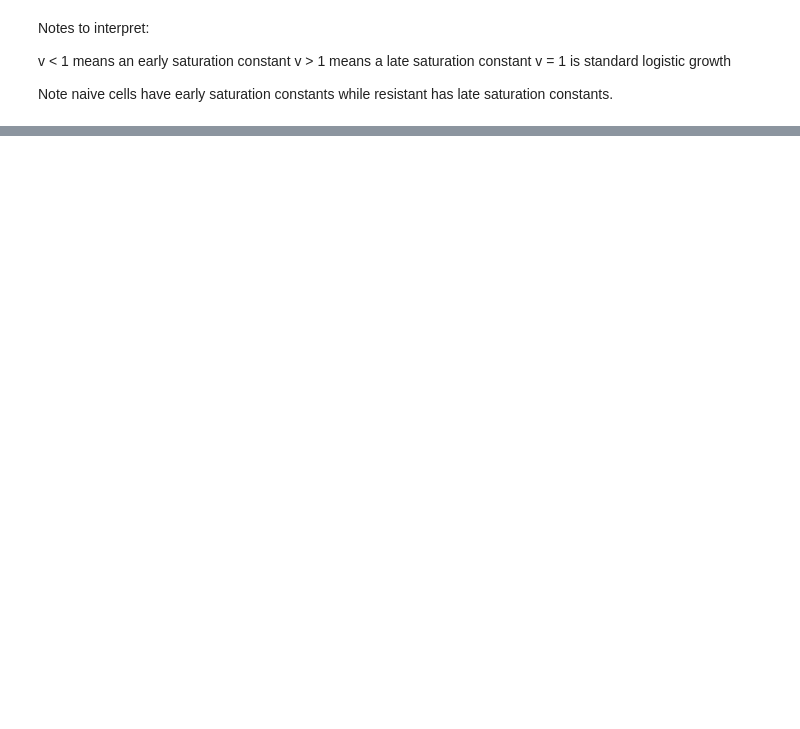
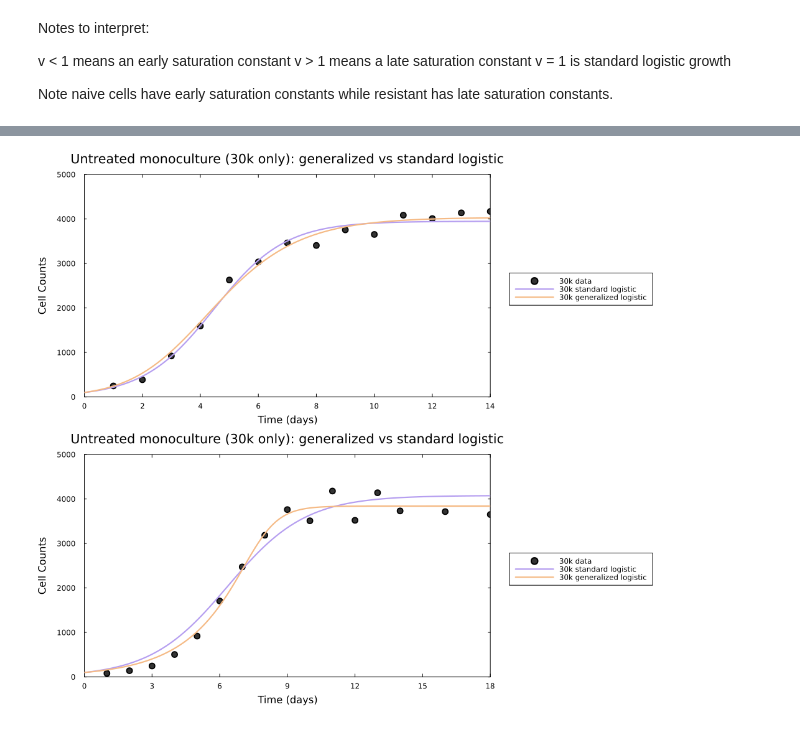
Before and after one commit to kadinelbak/CancerGrowthDynamics, a Jupyter notebook: Modelling Data Notebooks/Untreated MonoCulture/Untreated MonoCulture Math Modelling.ipynb, the cells around one changed output, grey strips where cells are left out. Cells and saved outputs as stored; diff of their text form; code cells hidden in the pictures; blank space fills up the shorter version.

Commit message:
Added monoculture untreated poster graphics and plots.

```diff
--- a/Modelling Data Notebooks/Untreated MonoCulture/Untreated MonoCulture Math Modelling.ipynb
+++ b/Modelling Data Notebooks/Untreated MonoCulture/Untreated MonoCulture Math Modelling.ipynb
@@ -1120,0 +1189,90 @@ end
+# %%
+begin
+    using CSV, DataFrames, DifferentialEquations, Plots
+
+    # Colors / styling
+    standard_color = RGB(0.71, 0.62, 0.94)      # lavender
+    general_color  = RGB(0.96, 0.73, 0.52)      # light orange
+    data_color     = RGBA(0.2, 0.2, 0.2, 0.85)  # data points
+    legend_kw = (; legend=:outerright, legendfontsize=8)
+    axis_kw = (; xlabel="Time (days)", ylabel="Cell Counts",
+               ylims=(0, 5000), grid=false, framestyle=:box,
+               background_color=:white)
+
+    # Paths
+    project_root = dirname(dirname(pwd()))
+    function load_day_avg(cell_line::String)
+        path = joinpath(project_root, "Processed_Datasets", "Untreated MonoCulture",
+                        "30k", "Averages", "$(cell_line)_day_averages.csv")
+        df = CSV.read(path, DataFrame)
+        return Float64.(df.Day), Float64.(df."Mean Cells")
+    end
+
+    # ODEs
+    function logistic_simple!(du, u, p, t)
+        r, K = p
+        du[1] = r * u[1] * (1 - u[1] / K)
+    end
+    function theta_logistic!(du, u, p, t)
+        r, K, v = p
+        du[1] = r * u[1] * (1 - (u[1] / K)^v)
+    end
+
+    # Saved 30k parameters
+    theta_params = Dict(
+        ("A2780Naive","30k") => (r=1.0545191246120271, K=4035.569668730678, v=0.5748389959027119),
+        ("A2780cis","30k")   => (r=0.46525046204331894, K=3840.3070590669213, v=3.287467937981959),
+    )
+    logistic_params = Dict(
+        ("A2780Naive","30k") => (r=0.8168872013770703, K=3949.1283962613634),
+        ("A2780cis","30k")   => (r=0.5795510240007554, K=4078.7608559864702),
+    )
+    day0 = 100.0  # 30k seeding day-0 cells
+
+    function solve_curve(model::Symbol, cell_line::String, tmax::Real)
+        u0 = [day0]
+        tspan = (0.0, tmax)
+        tplot = range(0, tmax; length=300)
+        if model == :standard
+            p = logistic_params[(cell_line, "30k")]
+            prob = ODEProblem(logistic_simple!, u0, tspan, (p.r, p.K))
+        elseif model == :general
+            p = theta_params[(cell_line, "30k")]
+            prob = ODEProblem(theta_logistic!, u0, tspan, (p.r, p.K, p.v))
+        else
+            error("Unknown model: $model")
+        end
+        sol = solve(prob, Tsit5(); saveat=tplot, reltol=1e-9, abstol=1e-9)
+        return sol.t, getindex.(sol.u, 1)
+    end
+
+    function make_panel(cell_line::String)
+        x, y = load_day_avg(cell_line)
+        tmax = maximum(x)
+
+        t_std, y_std = solve_curve(:standard, cell_line, tmax)
+        t_gen, y_gen = solve_curve(:general,  cell_line, tmax)
+
+        title_str = cell_line == "A2780Naive" ? "A2780 Naive (30k)" : "A2780cis (30k)"
+        p = plot(; title=title_str, xlims=(0, tmax), size=(950, 420), axis_kw..., legend_kw...)
+
+        # Data (single color, filled markers)
+        scatter!(p, x, y; label="30k data", markersize=5, markercolor=data_color, markershape=:circle)
+
+        # Fits: lavender = standard, light orange = generalized; solid for 30k
+        plot!(p, t_std, y_std; label="30k standard logistic", color=standard_color, linestyle=:solid, linewidth=2.2)
+        plot!(p, t_gen, y_gen; label="30k generalized logistic", color=general_color, linestyle=:solid, linewidth=2.2)
+
+        return p
+    end
+
+    plot(
+        make_panel("A2780Naive"),
+        make_panel("A2780cis");
+        layout=(2, 1),
+        size=(1000, 900),
+        title="Untreated monoculture (30k only): generalized vs standard logistic"
+    )
+end
+# %% [output]
+[figure, added]
```
Also changed, not shown: parts of 6 cells of this notebook, 2 other files.
